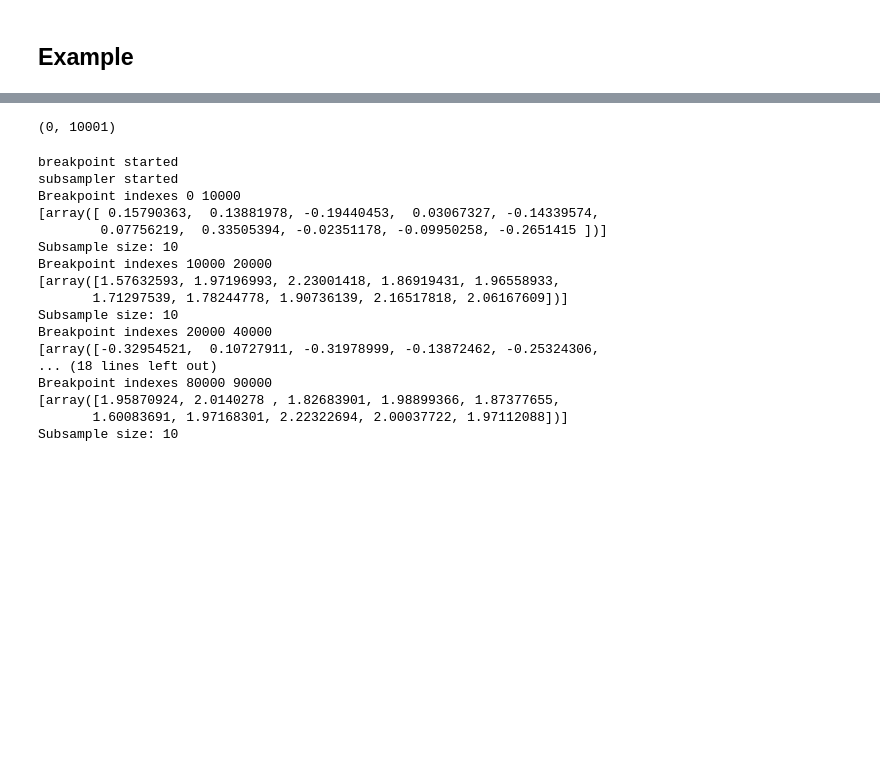
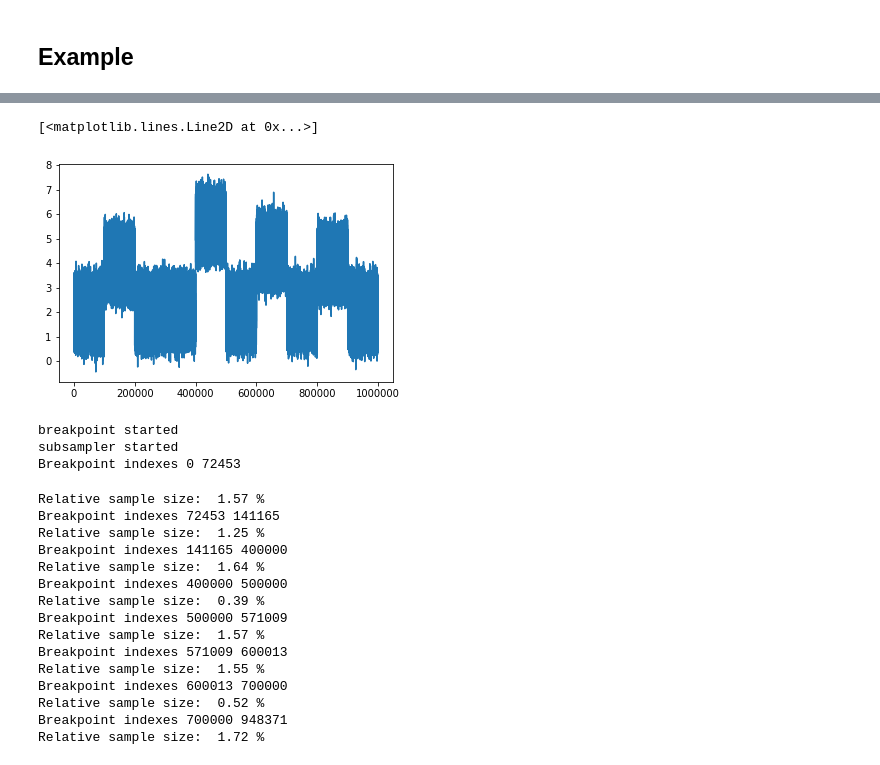
Before and after one commit to Barbarioli/OTSS, a Jupyter notebook: test.ipynb, the cells around one changed output, grey strips where cells are left out. Drawn from its saved outputs; the diff is of its cells as text; code cells hidden in the pictures; blank space fills up the shorter version.

```diff
--- a/test.ipynb
+++ b/test.ipynb
@@ -473,4 +456,0 @@ value = queue.get()
-# %%
-print(value)
-# %% [output]
-(0, 10001)
@@ -543,25 +609,39 @@ x[80000:90000] += 2
+# %%
+n = 1000000
+mu = 2
+sigma = 0.5
+x = np.random.normal(mu, sigma, n)
+x[100000:200000] += 2
+x[400000:500000] += 3.5
+x[600000:700000] += 2.5
+x[800000:900000] += 2
+plt.plot(x)
+# %% [output]
+[<matplotlib.lines.Line2D at 0x...>]
+[figure, added]
 # %%
 queue = mp.Queue()
-p1 = mp.Process(target = detection, args = (x, queue, 2, .02, False, False))
-p2 = mp.Process(target = us_subsampler, args = (0.5,0.01,3,10,x, queue))
+p1 = mp.Process(target = detection, args = (x, queue, 3.5, .02, False, False))
+p2 = mp.Process(target = us_subsampler, args = (0.01,0.01,7,5,x, queue))
 
 p1.start()
 p2.start()
 # %% [output]
 breakpoint started
 subsampler started
-Breakpoint indexes 0 10000
-[array([ 0.15790363,  0.13881978, -0.19440453,  0.03067327, -0.14339574,
-        0.07756219,  0.33505394, -0.02351178, -0.09950258, -0.2651415 ])]
-Subsample size: 10
-Breakpoint indexes 10000 20000
-[array([1.57632593, 1.97196993, 2.23001418, 1.86919431, 1.96558933,
-       1.71297539, 1.78244778, 1.90736139, 2.16517818, 2.06167609])]
-Subsample size: 10
-Breakpoint indexes 20000 40000
-[array([-0.32954521,  0.10727911, -0.31978999, -0.13872462, -0.25324306,
-... (18 lines left out)
-Breakpoint indexes 80000 90000
-[array([1.95870924, 2.0140278 , 1.82683901, 1.98899366, 1.87377655,
-       1.60083691, 1.97168301, 2.22322694, 2.00037722, 1.97112088])]
-Subsample size: 10
+Breakpoint indexes 0 72453
+Relative sample size:  1.57 %
+Breakpoint indexes 72453 141165
+Relative sample size:  1.25 %
+Breakpoint indexes 141165 400000
+Relative sample size:  1.64 %
+Breakpoint indexes 400000 500000
+Relative sample size:  0.39 %
+Breakpoint indexes 500000 571009
+Relative sample size:  1.57 %
+Breakpoint indexes 571009 600013
+Relative sample size:  1.55 %
+Breakpoint indexes 600013 700000
+Relative sample size:  0.52 %
+Breakpoint indexes 700000 948371
+Relative sample size:  1.72 %
```
Also changed, not shown: parts of 7 cells of this notebook.
